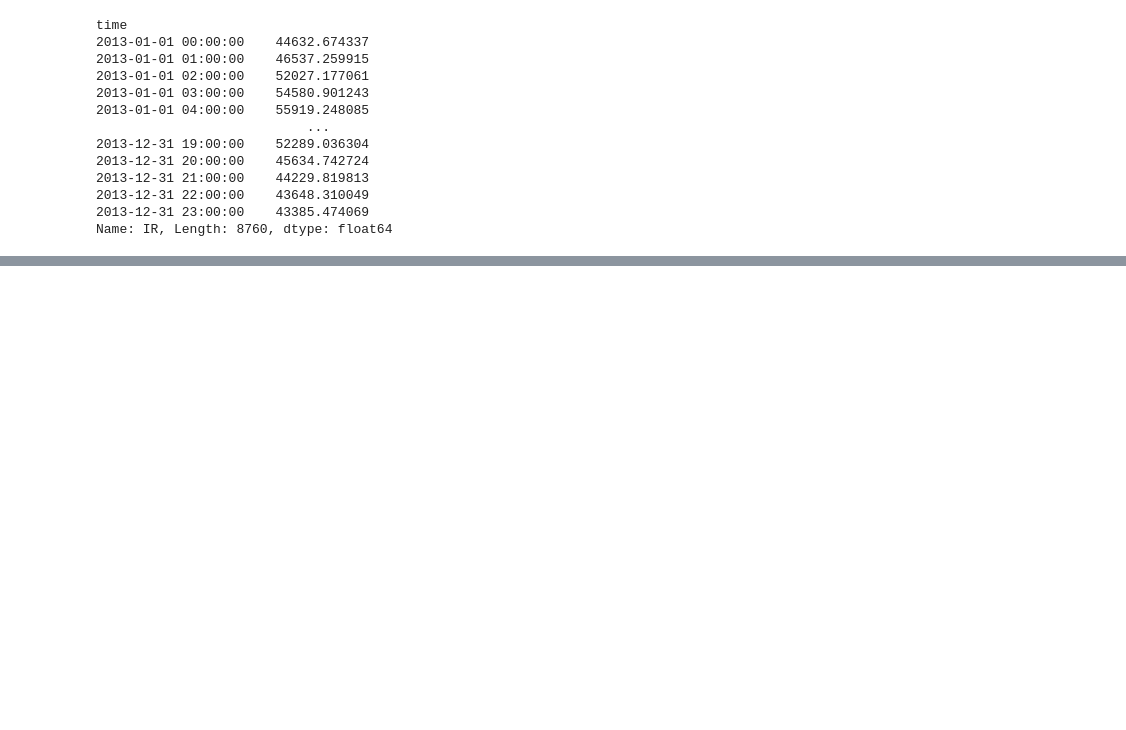
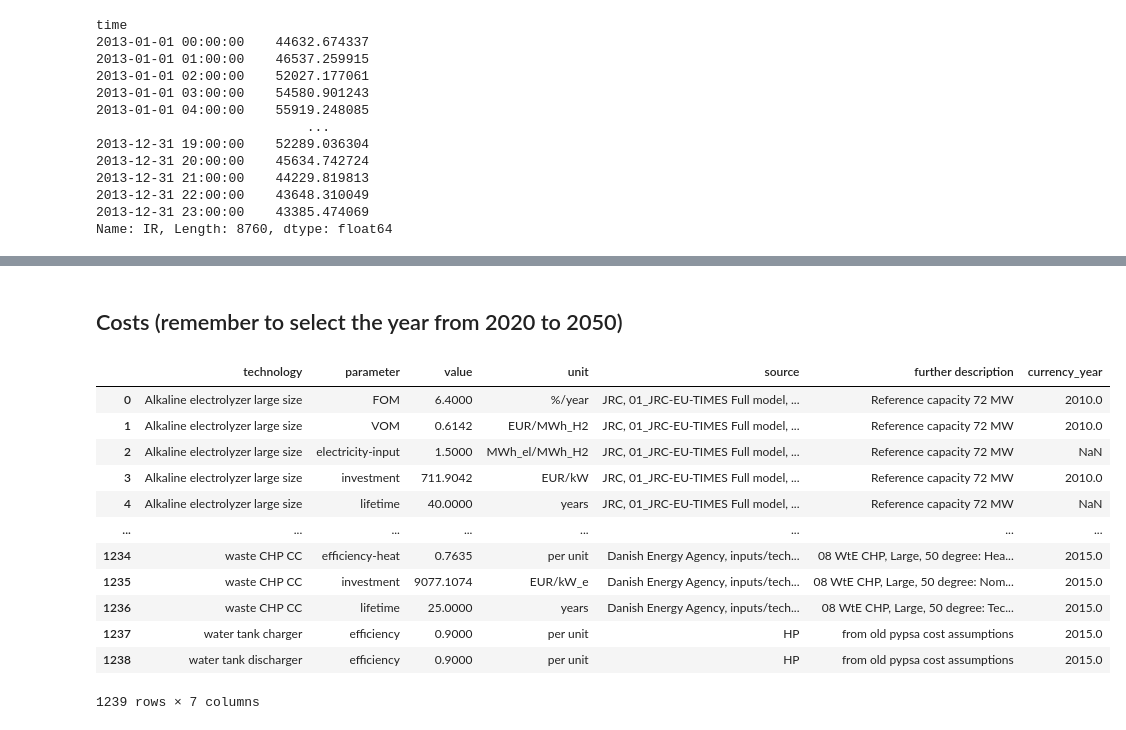
Before and after one commit to morteezzaa/iran-renewable-system-analysis, a Jupyter notebook: model.ipynb, the cells around one changed output, grey strips where cells are left out. Saved outputs shown, nothing was run; the diff lists cells and outputs as text; code cells hidden in the pictures; blank space fills up the shorter version.

```diff
--- a/model.ipynb
+++ b/model.ipynb
@@ -148,0 +212,20 @@ Name: IR, Length: 8760, dtype: float64
+# %% [markdown]
+## Costs (remember to select the year from 2020 to 2050)
+# %%
+# you can adjust the year, you want the cost to be projected to from 2020 to 2050 (at the beginning in COST_YEAR variable)
+costs = pd.read_csv(url_costs)
+costs
+# %% [output]
+|  | technology | parameter | value | unit | source | further description | currency_year |
+| 0 | Alkaline electrolyzer large size | FOM | 6.4000 | %/year | JRC, 01_JRC-EU-TIMES Full model, ... | Reference capacity 72 MW | 2010.0 |
+| 1 | Alkaline electrolyzer large size | VOM | 0.6142 | EUR/MWh_H2 | JRC, 01_JRC-EU-TIMES Full model, ... | Reference capacity 72 MW | 2010.0 |
+| 2 | Alkaline electrolyzer large size | electricity-input | 1.5000 | MWh_el/MWh_H2 | JRC, 01_JRC-EU-TIMES Full model, ... | Reference capacity 72 MW | NaN |
+| 3 | Alkaline electrolyzer large size | investment | 711.9042 | EUR/kW | JRC, 01_JRC-EU-TIMES Full model, ... | Reference capacity 72 MW | 2010.0 |
+| 4 | Alkaline electrolyzer large size | lifetime | 40.0000 | years | JRC, 01_JRC-EU-TIMES Full model, ... | Reference capacity 72 MW | NaN |
+| ... | ... | ... | ... | ... | ... | ... | ... |
+| 1234 | waste CHP CC | efficiency-heat | 0.7635 | per unit | Danish Energy Agency, inputs/tech... | 08 WtE CHP, Large, 50 degree: Hea... | 2015.0 |
+| 1235 | waste CHP CC | investment | 9077.1074 | EUR/kW_e | Danish Energy Agency, inputs/tech... | 08 WtE CHP, Large, 50 degree: Nom... | 2015.0 |
+| 1236 | waste CHP CC | lifetime | 25.0000 | years | Danish Energy Agency, inputs/tech... | 08 WtE CHP, Large, 50 degree: Tec... | 2015.0 |
+| 1237 | water tank charger | efficiency | 0.9000 | per unit | HP | from old pypsa cost assumptions | 2015.0 |
+| 1238 | water tank discharger | efficiency | 0.9000 | per unit | HP | from old pypsa cost assumptions | 2015.0 |
+1239 rows × 7 columns
```
Also changed, not shown: parts of 13 cells of this notebook, 11 other files.
